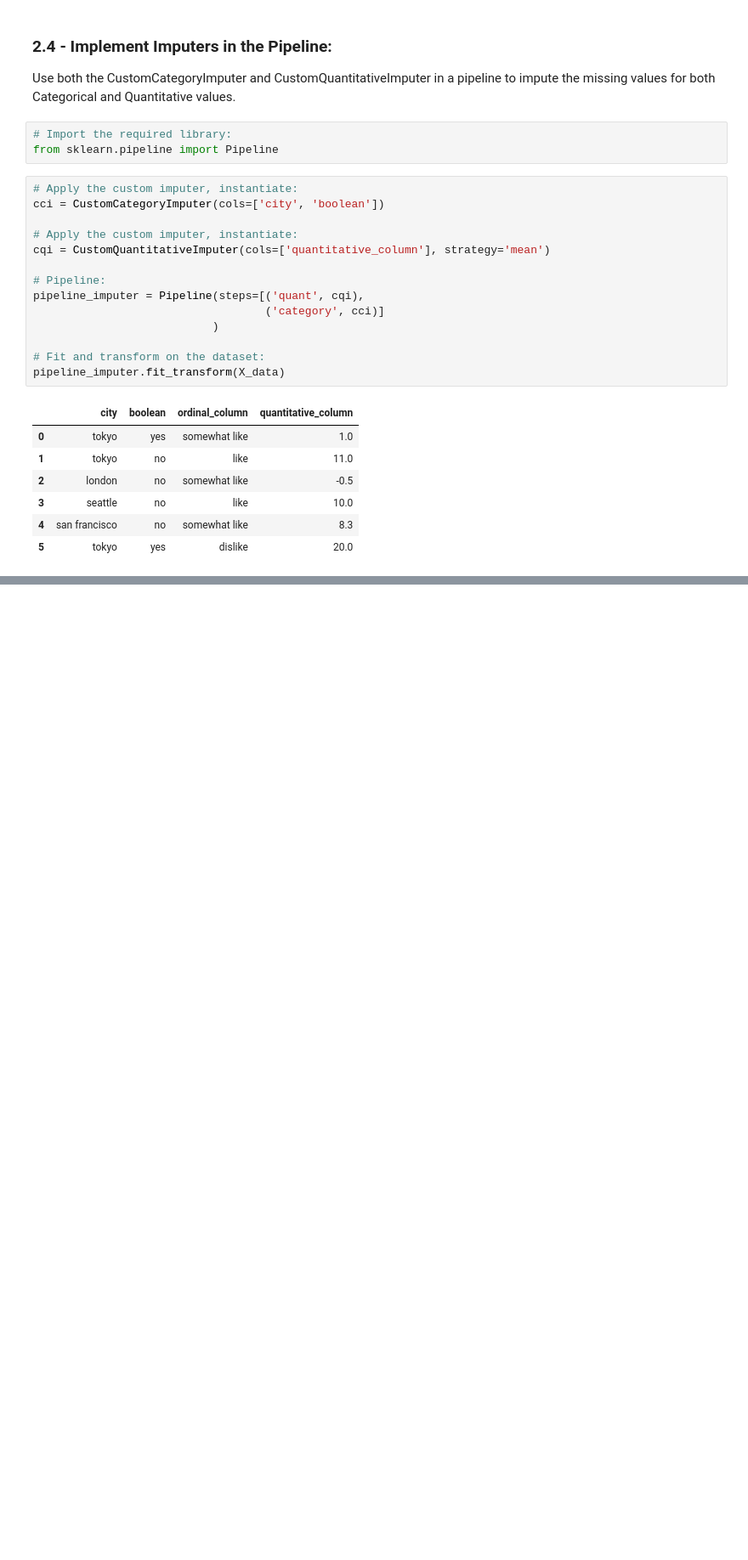
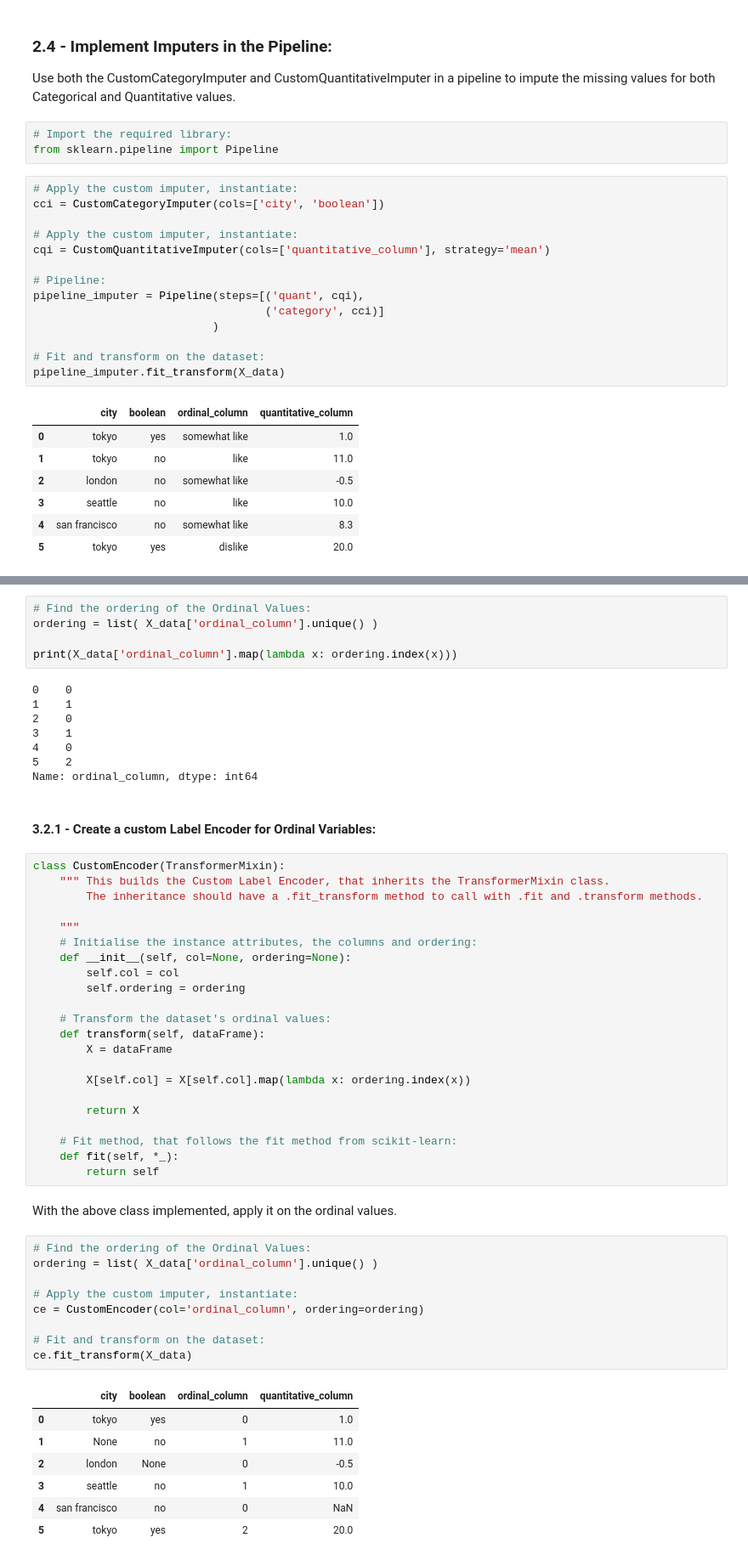
Before and after one commit to ylee9107/FeatureEngineering_myLearning, a Jupyter notebook: 2 - Feature Construction/Feature Construction.ipynb, the cells around one changed output, grey strips where cells are left out. Shown: that part at 85% size. Drawn from its saved outputs; the diff is of its cells as text; blank space fills up the shorter version.

```diff
--- a/2 - Feature Construction/Feature Construction.ipynb
+++ b/2 - Feature Construction/Feature Construction.ipynb
@@ -235,0 +308,56 @@ pipeline_imputer.fit_transform(X_data)
+# %%
+# Find the ordering of the Ordinal Values:
+ordering = list( X_data['ordinal_column'].unique() )
+
+print(X_data['ordinal_column'].map(lambda x: ordering.index(x)))
+# %% [output]
+0    0
+1    1
+2    0
+3    1
+4    0
+5    2
+Name: ordinal_column, dtype: int64
+# %% [markdown]
+#### 3.2.1 - Create a custom Label Encoder for Ordinal Variables:
+# %%
+class CustomEncoder(TransformerMixin):
+    """ This builds the Custom Label Encoder, that inherits the TransformerMixin class.
+        The inheritance should have a .fit_transform method to call with .fit and .transform methods.
+
+    """
+    # Initialise the instance attributes, the columns and ordering:
+    def __init__(self, col=None, ordering=None):
+        self.col = col
+        self.ordering = ordering
+
+    # Transform the dataset's ordinal values:
+    def transform(self, dataFrame):
+        X = dataFrame
+
+        X[self.col] = X[self.col].map(lambda x: ordering.index(x))
+
+        return X
+
+    # Fit method, that follows the fit method from scikit-learn:
+    def fit(self, *_):
+        return self
+# %% [markdown]
+With the above class implemented, apply it on the ordinal values.
+# %%
+# Find the ordering of the Ordinal Values:
+ordering = list( X_data['ordinal_column'].unique() )
+
+# Apply the custom imputer, instantiate:
+ce = CustomEncoder(col='ordinal_column', ordering=ordering)
+
+# Fit and transform on the dataset:
+ce.fit_transform(X_data)
+# %% [output]
+|  | city | boolean | ordinal_column | quantitative_column |
+| 0 | tokyo | yes | 0 | 1.0 |
+| 1 | None | no | 1 | 11.0 |
+| 2 | london | None | 0 | -0.5 |
+| 3 | seattle | no | 1 | 10.0 |
+| 4 | san francisco | no | 0 | NaN |
+| 5 | tokyo | yes | 2 | 20.0 |
```
Also changed, not shown: parts of 10 cells of this notebook.
